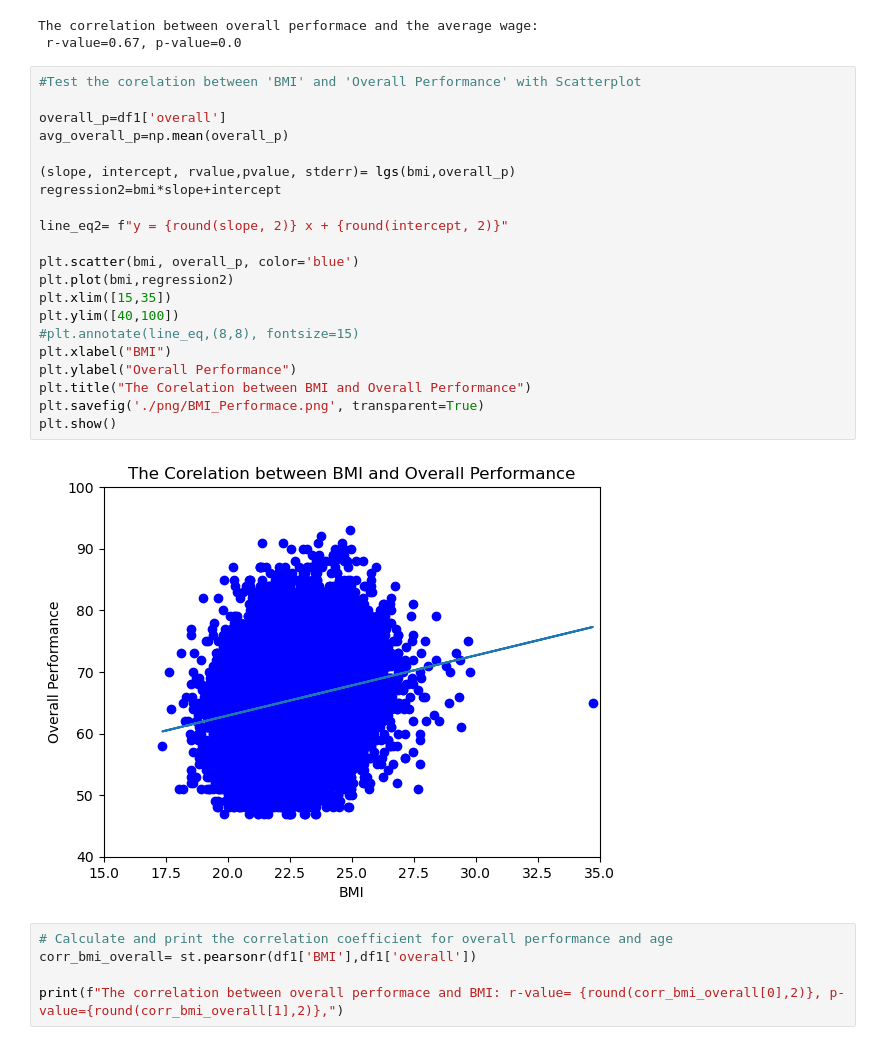
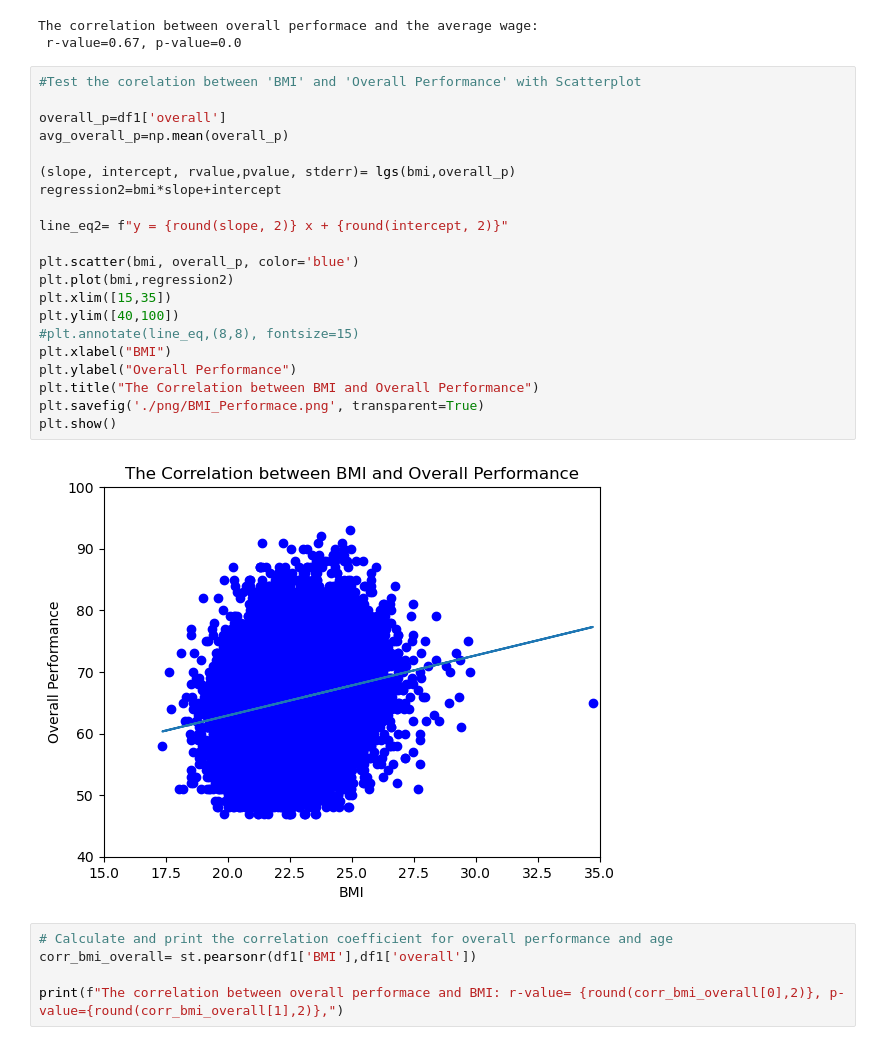
Before and after one commit to Misscoffeecassie/Group-2, a Jupyter notebook: Project_1_Group_2_FIFA_Players.ipynb, the cells around one changed output. Saved outputs shown, nothing was run; the diff lists cells and outputs as text.

```diff
--- a/Project_1_Group_2_FIFA_Players.ipynb
+++ b/Project_1_Group_2_FIFA_Players.ipynb
@@ -389,26 +389,26 @@ The correlation between overall performace and the average wage:
 # %%
 #Test the corelation between 'BMI' and 'Overall Performance' with Scatterplot
 
 overall_p=df1['overall']
 avg_overall_p=np.mean(overall_p)
 
 (slope, intercept, rvalue,pvalue, stderr)= lgs(bmi,overall_p)
 regression2=bmi*slope+intercept
 
 line_eq2= f"y = {round(slope, 2)} x + {round(intercept, 2)}"
 
 plt.scatter(bmi, overall_p, color='blue')
 plt.plot(bmi,regression2)
 plt.xlim([15,35])
 plt.ylim([40,100])
 #plt.annotate(line_eq,(8,8), fontsize=15)
 plt.xlabel("BMI")
 plt.ylabel("Overall Performance")
-plt.title("The Corelation between BMI and Overall Performance")
+plt.title("The Correlation between BMI and Overall Performance")
 plt.savefig('./png/BMI_Performace.png', transparent=True)
 plt.show()
 # %% [output]
-[figure, old version]
+[figure, new version]
 # %%
 # Calculate and print the correlation coefficient for overall performance and age
 corr_bmi_overall= st.pearsonr(df1['BMI'],df1['overall'])
```
Also changed, not shown: parts of 2 cells of this notebook, 3 other files.
